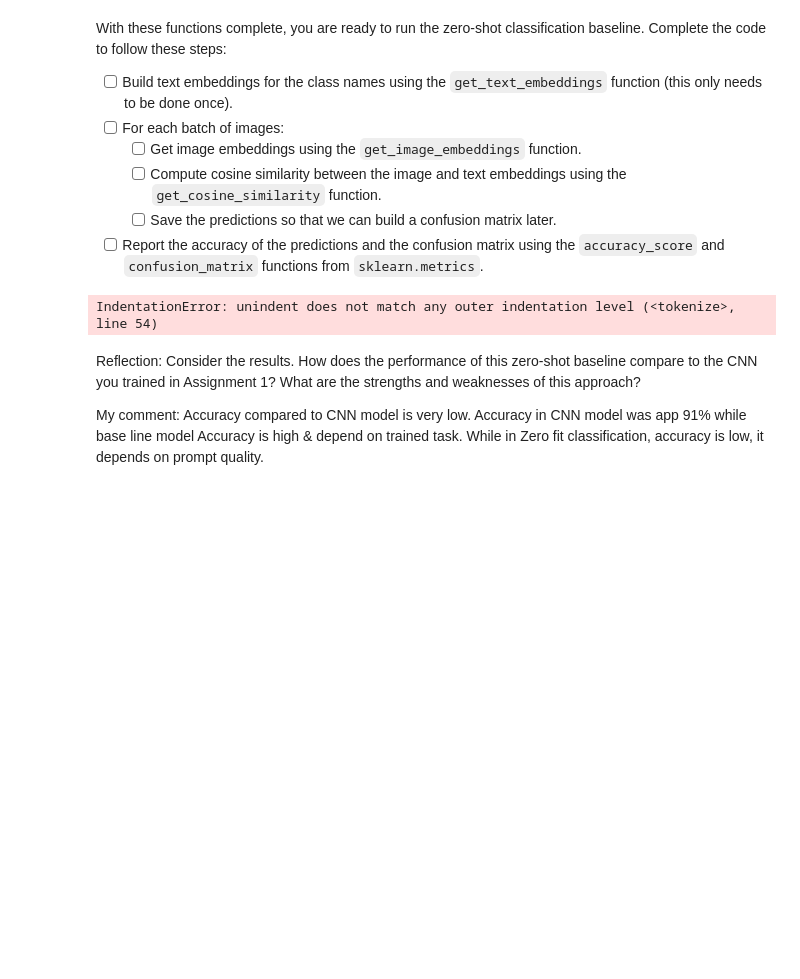
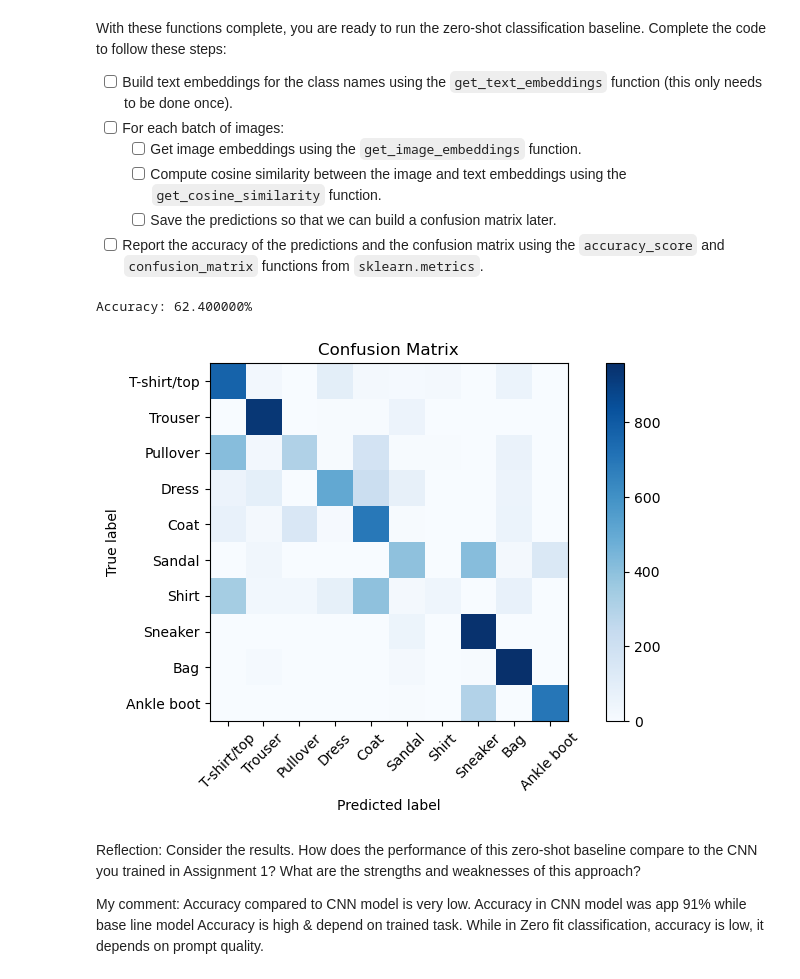
Before and after one commit to aniruma3012/deep_learning, a Jupyter notebook: 02_activities/assignments/assignment_2_UD_Updated.ipynb, the cells around one changed output. Drawn from its saved outputs; the diff is of its cells as text; code cells hidden in the pictures; blank space fills up the shorter version.

```diff
--- a/02_activities/assignments/assignment_2_UD_Updated.ipynb
+++ b/02_activities/assignments/assignment_2_UD_Updated.ipynb
@@ -253,42 +253,36 @@ for pixel_values, labels in test_loader:
 # get_cosine_similarity function.
     similarity = get_cosine_similarity(image_feats, text_feats)
  #  Save the predictions so that we can build a confusion matrix later.
     preds = get_predictions(similarity)
 
     # Save labels and predictions
     y_true.extend(labels.numpy())
     y_pred.extend(preds)
 
 # Report the accuracy of the predictions
 accuracy =accuracy_score(y_true, y_pred)
 print(f'Accuracy: {accuracy * 100:2f}%')
 
 # Report the confusion matrix
 def plot_confusion_matrix(y_true, y_pred, CLASS_NAMES):
     cm = confusion_matrix(y_true, y_pred)
     plt.figure(figsize=(8, 5))
     plt.imshow(cm, interpolation='nearest', cmap=plt.cm.Blues)
     plt.title('Confusion Matrix')
     plt.colorbar()
     tick_marks = np.arange(len(CLASS_NAMES))
     plt.xticks(tick_marks, CLASS_NAMES, rotation=45)
     plt.yticks(tick_marks, CLASS_NAMES)
     plt.ylabel('True label')
     plt.xlabel('Predicted label')
     plt.tight_layout()
     plt.show()
 
-for i in range(len(CLASS_NAMES)):
-    for j in range(len(CLASS_NAMES)):
-    plt.text(j, i, cm[i, j], ha='center', va='center', color='red')
-
-    plt.tight_layout()
-    plt.show()
-
-     #Call the function to display the confusion matrix
+#Call the function to display the confusion matrix
 plot_confusion_matrix(y_true, y_pred, CLASS_NAMES)
 # %% [output]
-IndentationError: unindent does not match any outer indentation level (<tokenize>, line 54)
+Accuracy: 62.400000%
+[figure, added]
 # %% [markdown]
 Reflection: Consider the results. How does the performance of this zero-shot baseline compare to the CNN you trained in Assignment 1? What are the strengths and weaknesses of this approach?
 
```
Also changed, not shown: parts of 3 cells of this notebook, 2 other files.
